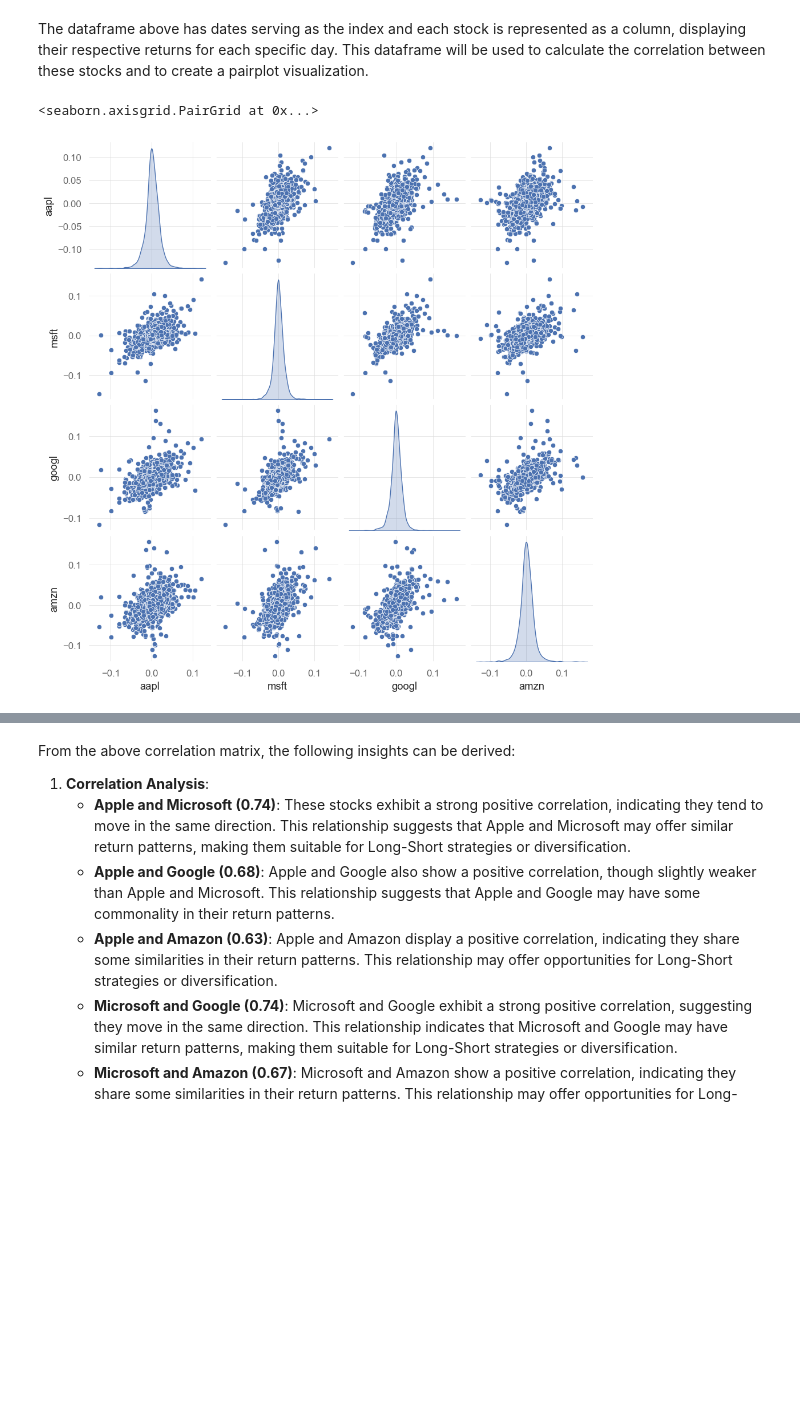
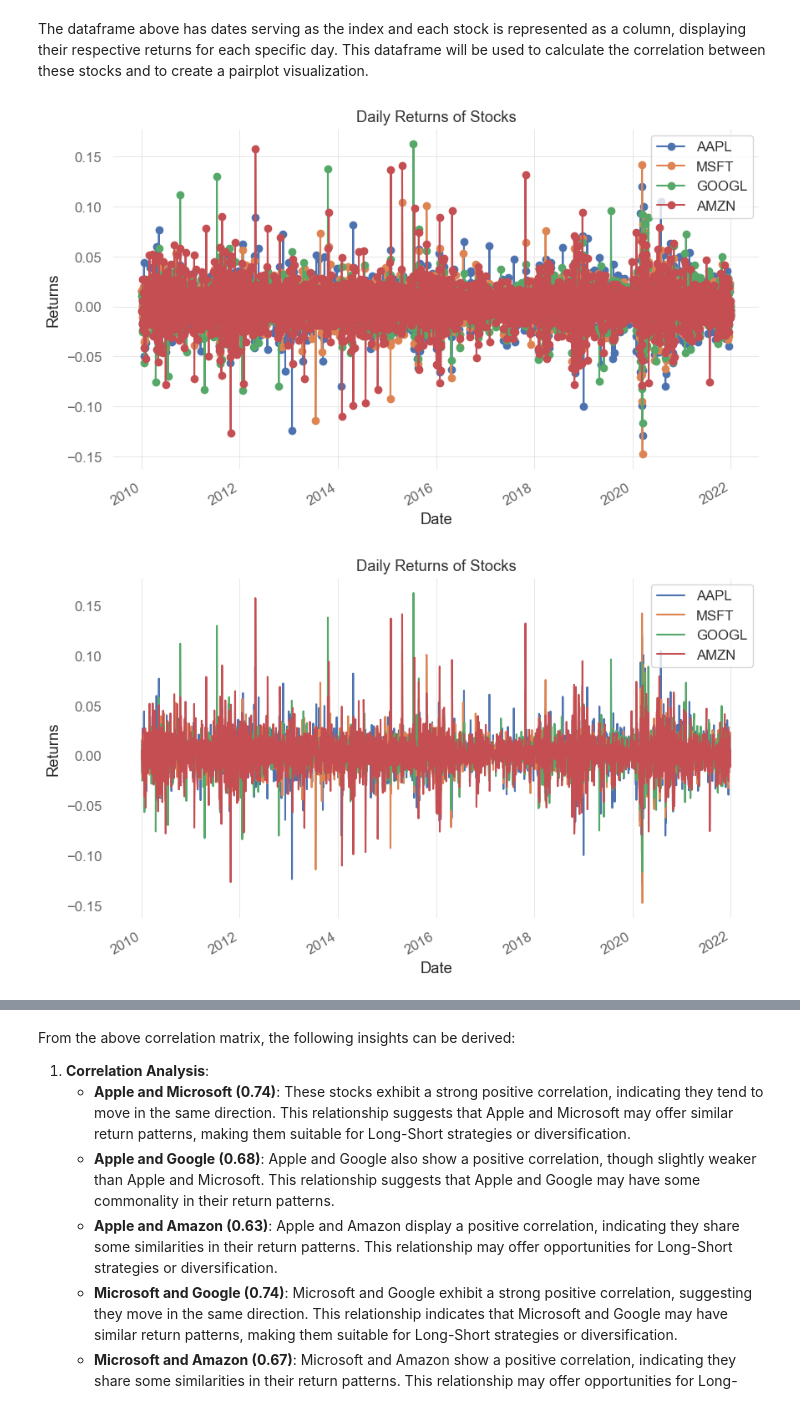
Before and after one commit to TeslimAdeyanju/6-Portfolio-Exploring-Financial-Market-Trends-Analysis, a Jupyter notebook: Exploring-Financia-Market-Analysis.ipynb, the cells around one changed output, grey strips where cells are left out. Cells and saved outputs as stored; diff of their text form; code cells hidden in the pictures; blank space fills up the shorter version.

```diff
--- a/Exploring-Financia-Market-Analysis.ipynb
+++ b/Exploring-Financia-Market-Analysis.ipynb
@@ -637,8 +626,25 @@ stock_returns.shape
 (3021, 4)
 # %% [markdown]
 The dataframe above has dates serving as the index and each stock is represented as a column, displaying their respective returns for each specific day. This dataframe will be used to calculate the correlation between these stocks and to create a pairplot visualization.</p>
-# %%
-sns.pairplot(stock_returns, diag_kind='kde')
-# %% [output]
-<seaborn.axisgrid.PairGrid at 0x...>
-[figure, removed]
+# %%
+import matplotlib.pyplot as plt
+
+combined_stock_returns.plot(figsize=(10, 6), marker='o')
+plt.title("Daily Returns of Stocks")
+plt.xlabel("Date")
+plt.ylabel("Returns")
+plt.legend(["AAPL", "MSFT", "GOOGL", "AMZN"])
+plt.grid(True)
+plt.show()
+# %% [output]
+[figure, added]
+# %%
+combined_stock_returns.plot(kind='line', figsize=(10, 6))
+plt.title("Daily Returns of Stocks")
+plt.xlabel("Date")
+plt.ylabel("Returns")
+plt.legend(["AAPL", "MSFT", "GOOGL", "AMZN"])
+plt.grid(axis='y')
+plt.show()
+# %% [output]
+[figure, added]
```
Also changed, not shown: parts of 18 cells of this notebook.
